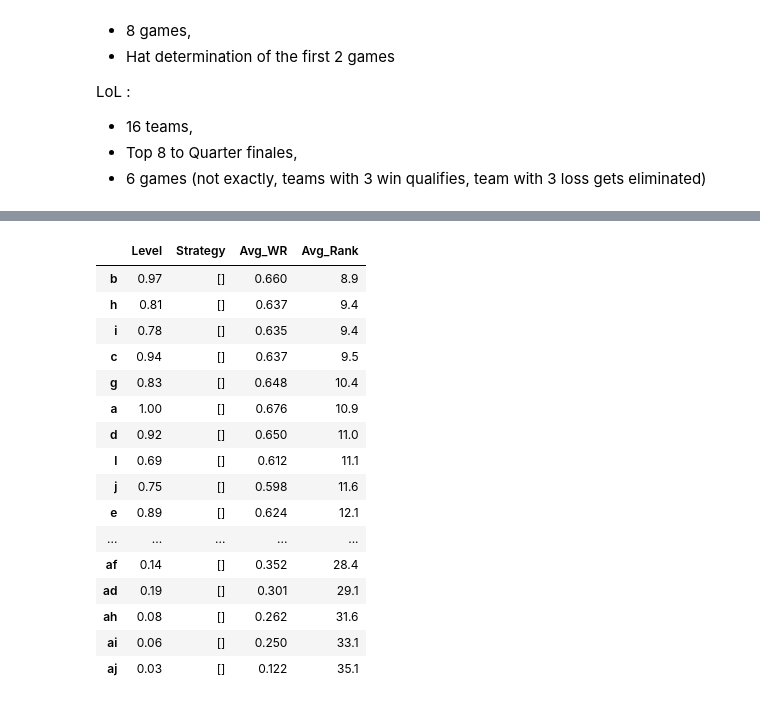
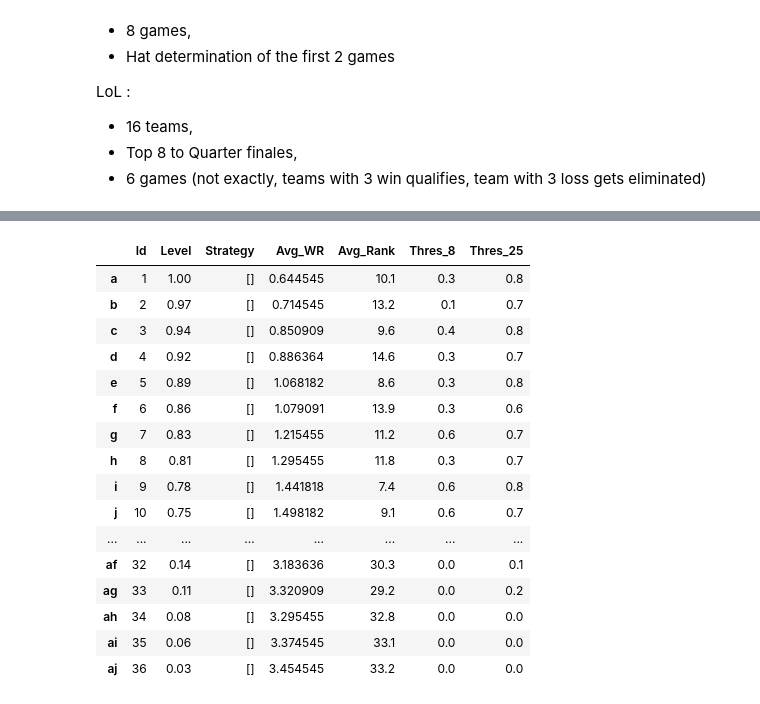
Before and after one commit to arnaud-odet/swiss_rounds_simulator, a Jupyter notebook: swiss_round.ipynb, the cells around one changed output, grey strips where cells are left out. Drawn from its saved outputs; the diff is of its cells as text; code cells hidden in the pictures.

```diff
--- a/swiss_round.ipynb
+++ b/swiss_round.ipynb
@@ -78,21 +135,21 @@ for i in range(n_rounds+1):
 # %%
-simu = simulate_n_tournaments(n_tournaments=10,nb_teams=n_teams, nb_games= n_rounds, delta_level='linear')
+simu = simulate_n_tournaments(n_tournaments=10,nb_teams=n_teams, nb_games= n_rounds, thresholds= [8, 25],delta_level='linear')
 simu
 # %% [output]
-|  | Level | Strategy | Avg_WR | Avg_Rank |
-| b | 0.97 | [] | 0.660 | 8.9 |
-| h | 0.81 | [] | 0.637 | 9.4 |
-| i | 0.78 | [] | 0.635 | 9.4 |
-| c | 0.94 | [] | 0.637 | 9.5 |
-| g | 0.83 | [] | 0.648 | 10.4 |
-| a | 1.00 | [] | 0.676 | 10.9 |
-| d | 0.92 | [] | 0.650 | 11.0 |
-| l | 0.69 | [] | 0.612 | 11.1 |
-| j | 0.75 | [] | 0.598 | 11.6 |
-| e | 0.89 | [] | 0.624 | 12.1 |
-| ... | ... | ... | ... | ... |
-| af | 0.14 | [] | 0.352 | 28.4 |
-| ad | 0.19 | [] | 0.301 | 29.1 |
-| ah | 0.08 | [] | 0.262 | 31.6 |
-| ai | 0.06 | [] | 0.250 | 33.1 |
-| aj | 0.03 | [] | 0.122 | 35.1 |
+|  | Id | Level | Strategy | Avg_WR | Avg_Rank | Thres_8 | Thres_25 |
+| a | 1 | 1.00 | [] | 0.644545 | 10.1 | 0.3 | 0.8 |
+| b | 2 | 0.97 | [] | 0.714545 | 13.2 | 0.1 | 0.7 |
+| c | 3 | 0.94 | [] | 0.850909 | 9.6 | 0.4 | 0.8 |
+| d | 4 | 0.92 | [] | 0.886364 | 14.6 | 0.3 | 0.7 |
+| e | 5 | 0.89 | [] | 1.068182 | 8.6 | 0.3 | 0.8 |
+| f | 6 | 0.86 | [] | 1.079091 | 13.9 | 0.3 | 0.6 |
+| g | 7 | 0.83 | [] | 1.215455 | 11.2 | 0.6 | 0.7 |
+| h | 8 | 0.81 | [] | 1.295455 | 11.8 | 0.3 | 0.7 |
+| i | 9 | 0.78 | [] | 1.441818 | 7.4 | 0.6 | 0.8 |
+| j | 10 | 0.75 | [] | 1.498182 | 9.1 | 0.6 | 0.7 |
+| ... | ... | ... | ... | ... | ... | ... | ... |
+| af | 32 | 0.14 | [] | 3.183636 | 30.3 | 0.0 | 0.1 |
+| ag | 33 | 0.11 | [] | 3.320909 | 29.2 | 0.0 | 0.2 |
+| ah | 34 | 0.08 | [] | 3.295455 | 32.8 | 0.0 | 0.0 |
+| ai | 35 | 0.06 | [] | 3.374545 | 33.1 | 0.0 | 0.0 |
+| aj | 36 | 0.03 | [] | 3.454545 | 33.2 | 0.0 | 0.0 |
```
Also changed, not shown: parts of 6 cells of this notebook, 2 other files.
